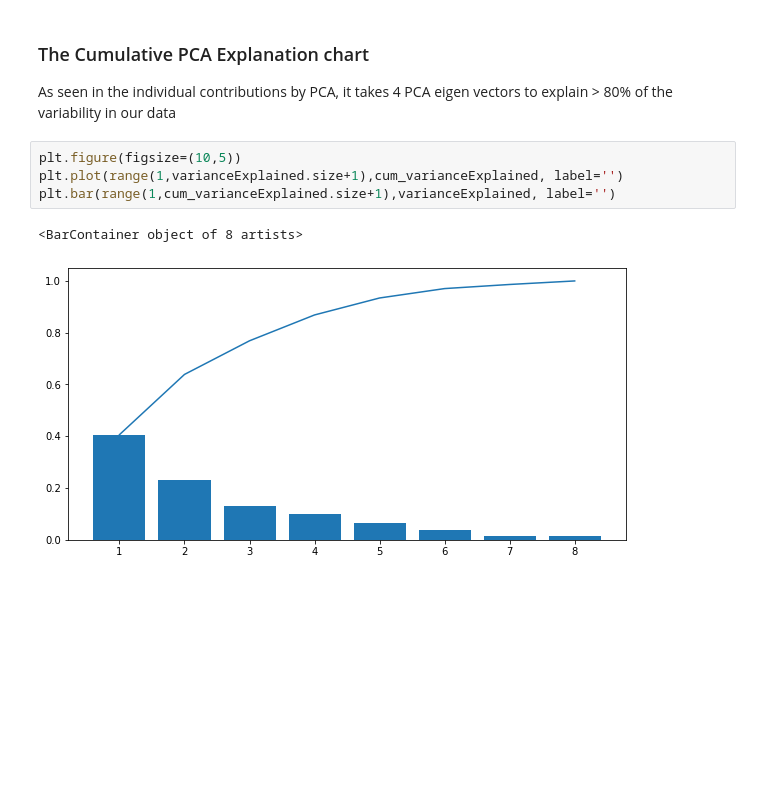
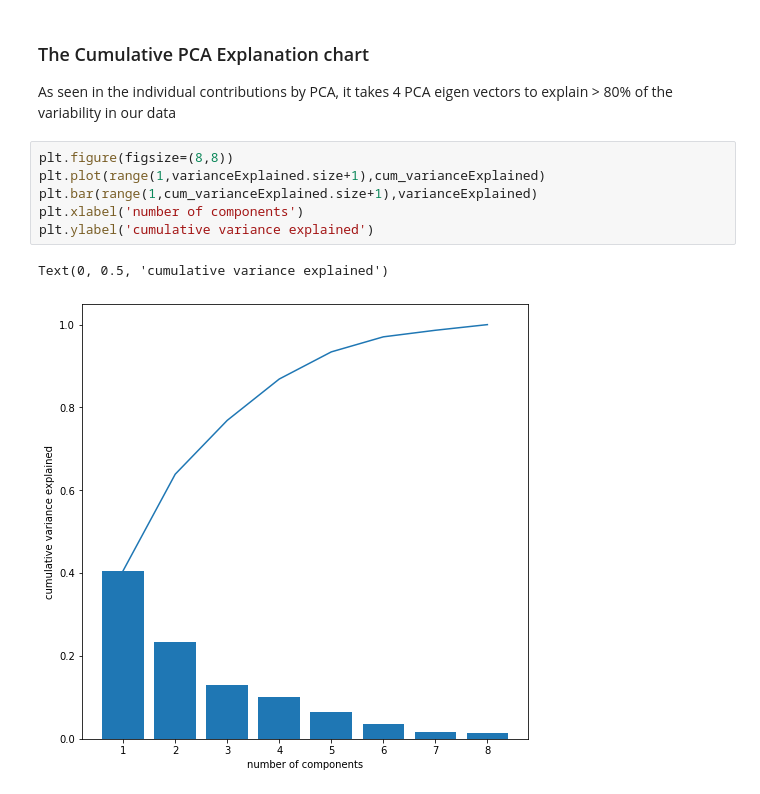
Before and after one commit to allenmiller17/SMU_7331_ML1_Project_1, a Jupyter notebook: Project 1 Final Write Up.ipynb, the cells around one changed output. Cells and saved outputs as stored; diff of their text form; blank space fills up the shorter version.

```diff
--- a/Project 1 Final Write Up.ipynb
+++ b/Project 1 Final Write Up.ipynb
@@ -290,9 +294,11 @@ print(cum_varianceExplained)
 
 As seen in the individual contributions by  PCA, it takes 4 PCA eigen vectors to explain > 80% of the variability in our data
 # %%
-plt.figure(figsize=(10,5))
-plt.plot(range(1,varianceExplained.size+1),cum_varianceExplained, label='')
-plt.bar(range(1,cum_varianceExplained.size+1),varianceExplained, label='')
+plt.figure(figsize=(8,8))
+plt.plot(range(1,varianceExplained.size+1),cum_varianceExplained)
+plt.bar(range(1,cum_varianceExplained.size+1),varianceExplained)
+plt.xlabel('number of components')
+plt.ylabel('cumulative variance explained')
 # %% [output]
-<BarContainer object of 8 artists>
+Text(0, 0.5, 'cumulative variance explained')
-[figure, old version]
+[figure, new version]
```
Also changed, not shown: parts of 13 cells of this notebook.
